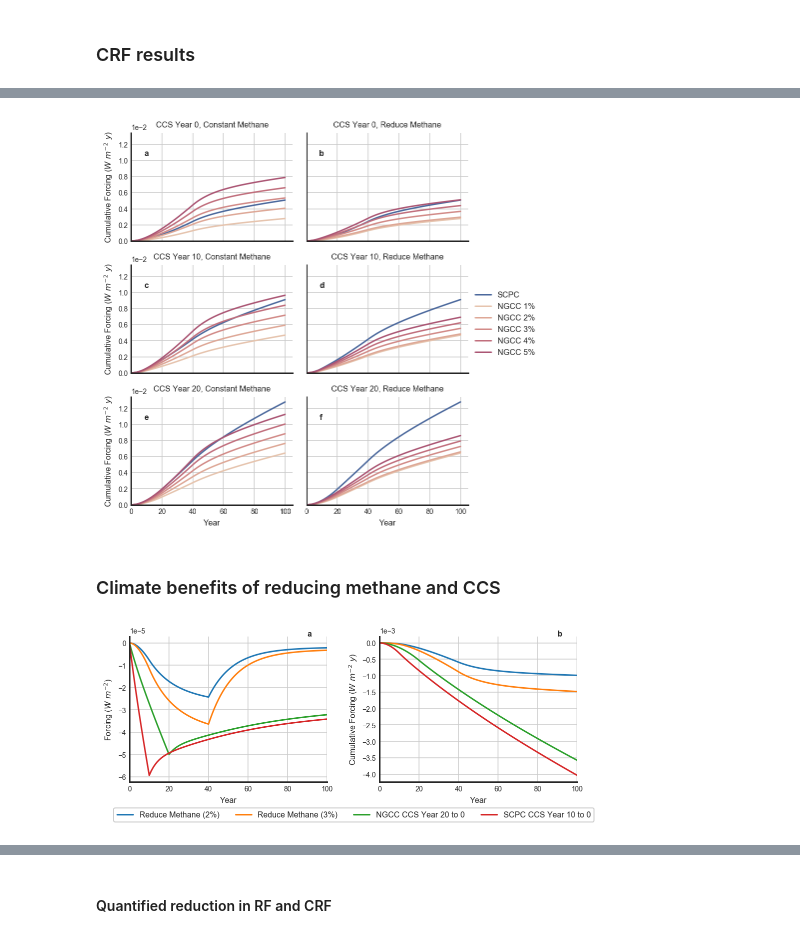
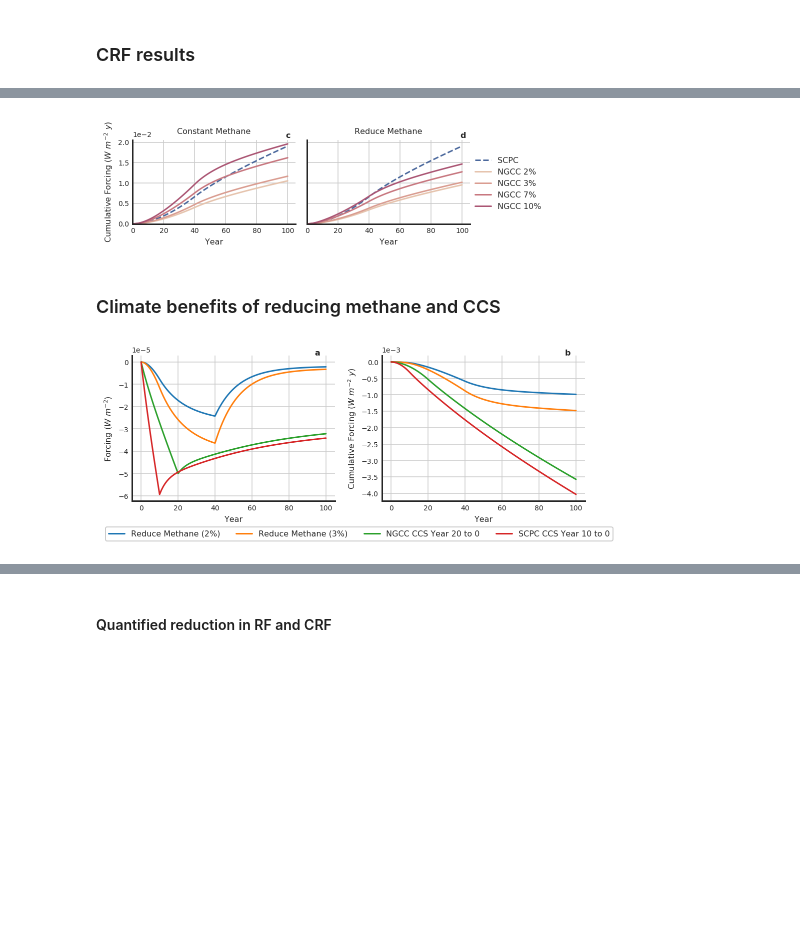
Before and after one commit to gschivley/CCS-climate, a Jupyter notebook: Notebooks/Forcing Calculations.ipynb, the cells around one changed output, grey strips where cells are left out. Saved outputs shown, nothing was run; the diff lists cells and outputs as text; code cells hidden in the pictures; blank space fills up the shorter version.

```diff
--- a/Notebooks/Forcing Calculations.ipynb
+++ b/Notebooks/Forcing Calculations.ipynb
@@ -68,7 +69,7 @@ matplotlib 2.1.2
 ## Create emissions data
 Skip to `Import data` if you created emissions data in the Jupyter notebook.
 # %%
-start_years = [0, 10, 20]
+start_years = [0, 10, 20, 40]
 emissions_df = pd.concat(emissions(CCS_start=year,
                                    leak_values=range(1, 11),
                                    year_to_90CCS=year)
@@ -632,66 +649,65 @@ with sns.axes_style('white', {'axes.linewidth': 1.5,
 # %%
 with sns.axes_style('white', {'axes.linewidth': 1.5,
                               'axes.grid': True}):
-
-    # Years of CCS delay to include in the figure
-    delays = [0, 10, 20]
-
-    coal_now = idx['Coal', 'SCPC', '-', '90%', delays, :]
-    coal_scenarios = ([CRF.loc[coal_now, :]
+#     coal_90 = idx['Coal', 'SCPC', '-', '90%', :, :]
+#     coal_16 = idx['Coal', 'SCPC', '-', '16%', :, :]
+#     coal_16_90 = idx['Coal', 'SCPC', '-', '16%-90%', :, :]
+    coal_0 = idx['Coal', 'SCPC', '-', '0%', 40, :]
+    coal_scenarios = ([CRF.loc[coal_0, :]
                       .reset_index()
                       .replace({'Methane': '-'},
                                {'Methane': 'Reduce'}),
-                       CRF.loc[coal_now, :]
+                       CRF.loc[coal_0, :]
                       .reset_index()
                       .replace({'Methane': '-'},
-                               {'Methane': 'Constant'})])
+                               {'Methane': 'Constant'}),
+                      ])
 
-
-
-    df = pd.concat(coal_scenarios + [CRF.loc[idx['NG', :, :, '90%', delays, :], :]
-                                        .reset_index()])
+    # Combine all scenarios into a single dataframe
+    df = pd.concat(coal_scenarios + [CRF.loc[idx['NG', :, :, '90%', 40, :], :].reset_index()])
 
     # Create a palette of colors for the scenarios
     colors = (sns.cubehelix_palette(1, start=0.4, rot=-.5, light=0.4, dark=0.25, hue=1, reverse=True)
-              + sns.cubehelix_palette(5, start=0.2, hue=1, light=0.8, dark=0.45))
-    hue_order = ['SCPC'] + ['NGCC {}%'.format(x) for x in range(1, 6)]
+              + sns.cubehelix_palette(4, start=0.2, hue=1, light=0.8, dark=0.45))
+    hue_order = ['SCPC'] + ['NGCC {}%'.format(x) for x in [2, 3, 7, 10]]
+    ls = {'ls' : ["--"] + ["-"] * 4}
     col_order = ['Constant', 'Reduce']
 
     # Use FaceGrid to manage the figure layout
-    g = sns.FacetGrid(df.loc[df['Leak'].isin(hue_order)], row='Start year',
+    g = sns.FacetGrid(df.loc[df['Leak'].isin(hue_order)], #row='Start year',
                       col='Methane', col_order=col_order, hue='Leak',
                       hue_order=hue_order, palette=colors, size=2,
-                      aspect=1.4)
+                      aspect=1.4, hue_kws=ls)
     g.map(plt.plot, 'Time', 'CRF').add_legend(title='', fontsize=8)
 
     label = 'Cumulative Forcing ($W \ m^{-2} \ y$)'
     g.set_ylabels(label, size=8)
     g.set_xlabels('Year', size=8)
     g.set(ylim=(0,None), xlim=(0,None))
 
     # Clear previous title and set y-axis to scientific notation
     for ax in g.axes.flat:
         plt.setp(ax.texts, text="")
         ax.ticklabel_format(style='sci', scilimits=(0,0), axis='y')
         ax.tick_params(axis='both', which='both',
                        labelsize=7)
         ax.yaxis.offsetText.set_fontsize(7)
 #         ax.yaxis.set_major_formatter(mf)
 
     # Add figure labels separately so they don't get cleared
-    for ax, label in zip(g.axes.flat, 'abcdef'):
-        plt.text(0.08, 0.79, label, fontsize=8, weight='bold',
+    for ax, label in zip(g.axes.flat, 'cd'):
+        plt.text(0.94, 1.02, label, fontsize=8, weight='bold',
                  transform=ax.transAxes)
 
     # Custom title template
-    g.set_titles(template="CCS Year {row_name}, {col_name} Methane",
+    g.set_titles(template="{col_name} Methane",
                  size=8)
 
 
-    path = join(fig_path, 'CRF test.pdf')
+    path = join(fig_path, 'CRF no CCS.pdf')
     plt.savefig(path, bbox_inches='tight')
 # %% [output]
-[figure, old version]
+[figure, new version]
 # %% [markdown]
 ### Climate benefits of reducing methane and CCS
 # %%
@@ -731,17 +747,14 @@ with sns.axes_style('white', {'axes.linewidth': 1.5,
      .sub(CRF.loc[idx['Coal', 'SCPC', '-', '90%', 10, :], 'CRF'].values)
      .reset_index('Time').plot(x='Time', ax=ax2, legend=False))
 
-    ax1.legend(['Reduce Methane (2%)',
-                'Reduce Methane (3%)',
-                'NGCC CCS Year 20 to 0',
-                'SCPC CCS Year 10 to 0'], framealpha=1,
-               frameon=True, fontsize=8, ncol=4, loc='upper left',
-               bbox_to_anchor=(-0.1, -0.15))
+
     ax1.set_ylabel('Forcing ($W \ m^{-2}$)', size=8)
     ax2.set_ylabel('Cumulative Forcing ($W \ m^{-2} \ y$)', size=8)
     ax1.set_xlabel('Year', size=8)
     ax2.set_xlabel('Year', size=8)
     sns.despine()
+
+
     for ax, label in zip((ax1, ax2), 'ab'):
         ax.ticklabel_format(style='sci', scilimits=(0,0), axis='y')
         ax.tick_params(axis='both', which='both', labelsize=7)
@@ -750,7 +763,14 @@ with sns.axes_style('white', {'axes.linewidth': 1.5,
                  transform=ax.transAxes)
 
     plt.tight_layout()
+    ax1.legend(['Reduce Methane (2%)',
+                'Reduce Methane (3%)',
+                'NGCC CCS Year 20 to 0',
+                'SCPC CCS Year 10 to 0'], framealpha=1,
+               frameon=True, fontsize=8, ncol=4, loc='upper left',
+               bbox_to_anchor=(-0.15, -0.15))
+
     path = join(fig_path, 'RF CRF savings test.pdf')
-    plt.savefig(path, bbox_inches='tight')
+#     plt.savefig(path, bbox_inches='tight')
 # %% [output]
-[figure, old version]
+[figure, new version]
```
Also changed, not shown: parts of 25 cells of this notebook.
